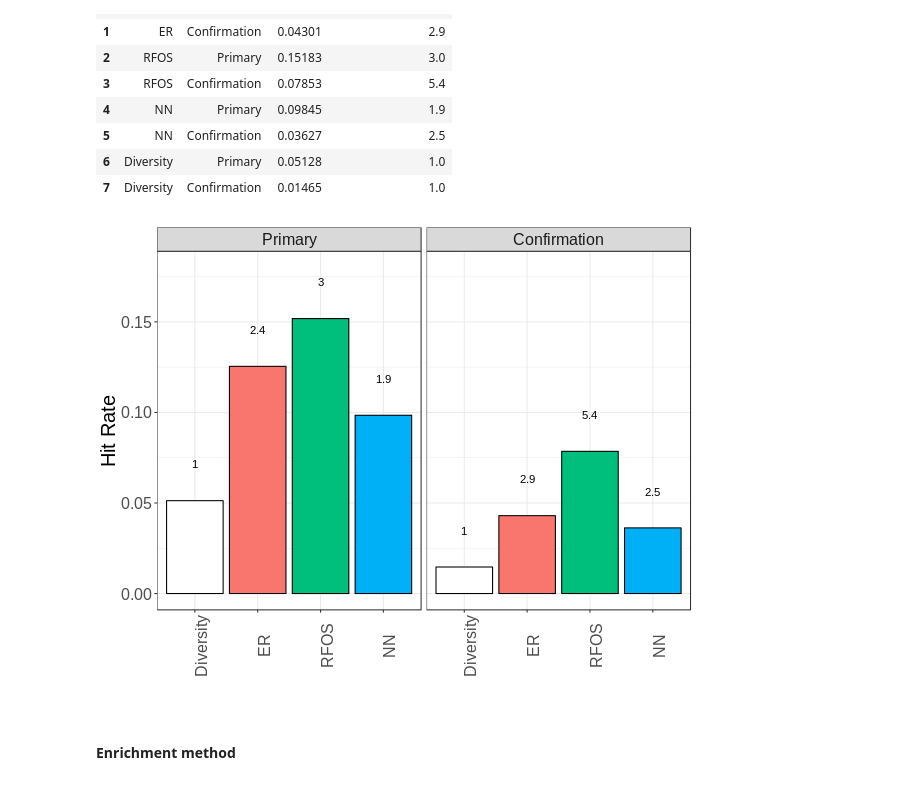
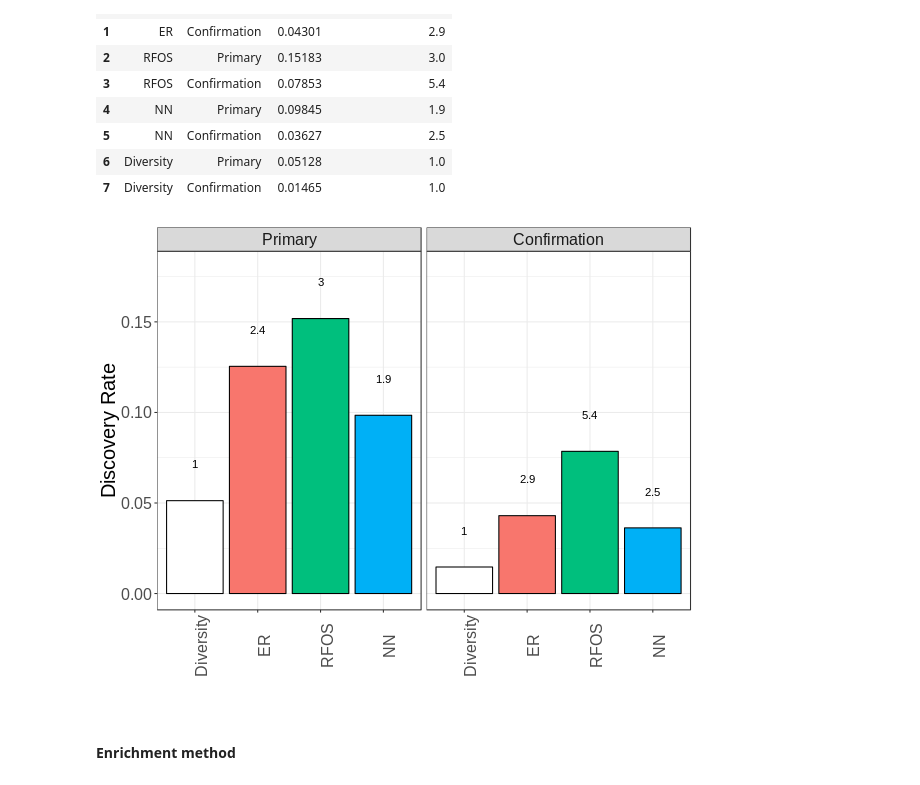
Before and after one commit to mbi2gs/fungicidal_bact_genomics, a Jupyter notebook: notebooks/model_performance.ipynb, the cells around one changed output. Cells and saved outputs as stored; diff of their text form; code cells hidden in the pictures.

Commit message:
change to discovery rate

```diff
--- a/notebooks/model_performance.ipynb
+++ b/notebooks/model_performance.ipynb
@@ -537,26 +537,26 @@ hit_rate_improvement_df
 # %%
 %%R -i hit_rate_improvement_df -w 600
 library(tidyverse)
 
 hit_rate_improvement_df$method = factor(hit_rate_improvement_df$method,
                                         levels = c('Diversity', 'ER', 'RFOS', 'NN'))
 hit_rate_improvement_df$stage = factor(hit_rate_improvement_df$stage,
                                        levels = c('Primary', 'Confirmation'))
 
 ggplot(hit_rate_improvement_df, aes(x=factor(method), y=hit_rate)) +
     geom_bar(stat='identity', color='black', aes(fill=method)) +
     scale_fill_manual(values=c('#ffffff', '#f8766d', '#00bf7d', '#00b0f6')) +
     geom_text(size=4, hjust='middle', aes(x=method, y=hit_rate+0.02, label=fold_improvement)) +
     labs(x='',
-         y='Hit Rate') +
+         y='Discovery Rate') +
     theme_bw() +
     ylim(0, 0.18) +
     facet_wrap(~stage) +
     theme(text = element_text(size=20),
           legend.position = "none",
           axis.text.x = element_text(angle = 90))
 # %% [output]
-[figure, old version]
+[figure, new version]
 # %%
 %%R -i performance_fig
 ggsave(performance_fig, height=4, width=6)
```
Also changed, not shown: 1 other file.
